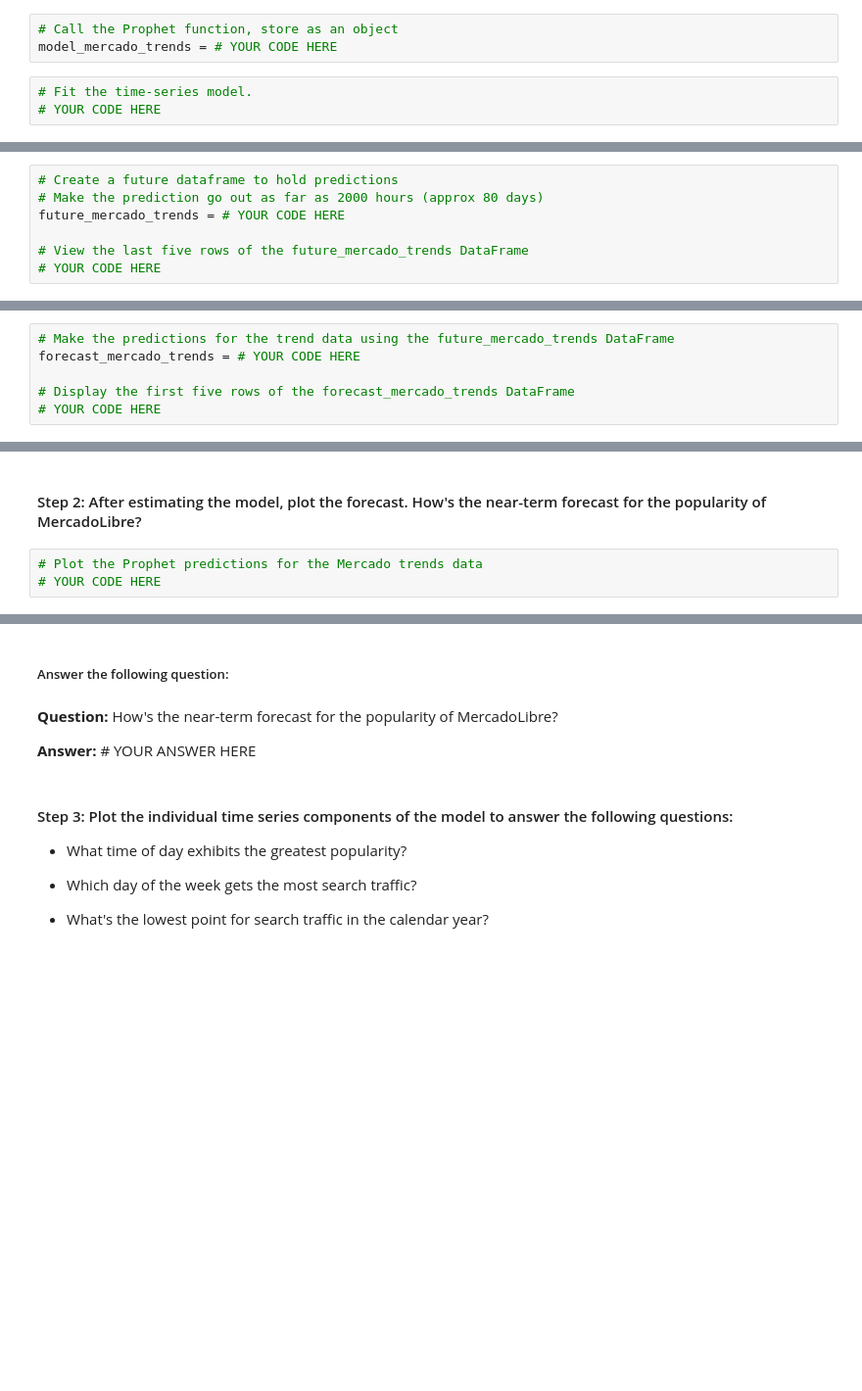
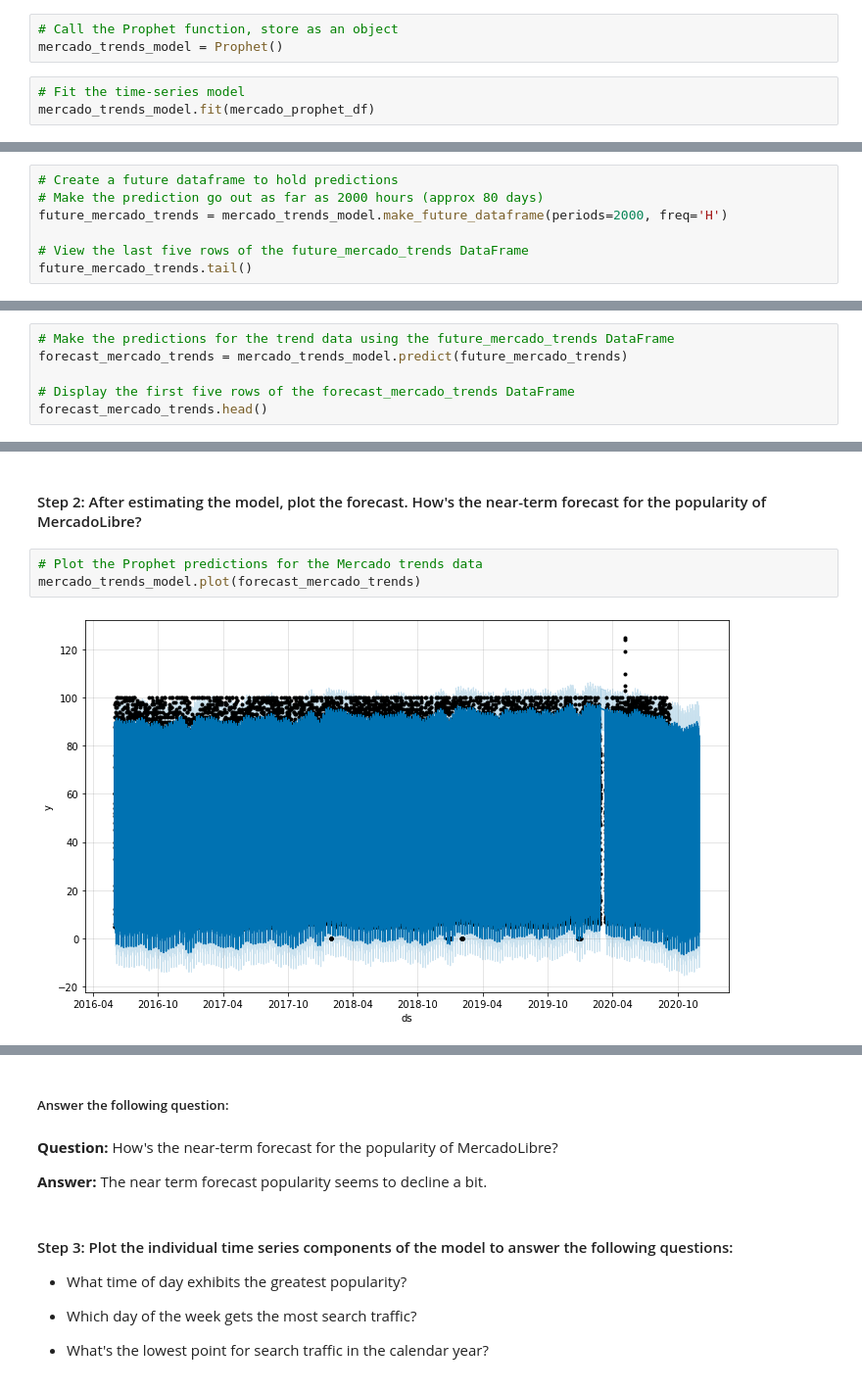
Before and after one commit to coronado212/time_series_analysis_ml_11, a Jupyter notebook: forecasting_net_prophet.ipynb, the cells around one changed output, grey strips where cells are left out. Shown at 98% size. Cells and saved outputs as stored; diff of their text form; blank space fills up the shorter version.

Commit message:
time series model with prophet

```diff
--- a/forecasting_net_prophet.ipynb
+++ b/forecasting_net_prophet.ipynb
@@ -445,6 +459,6 @@ mercado_prophet_df = # YOUR CODE HERE
 # %%
 # Call the Prophet function, store as an object
-model_mercado_trends = # YOUR CODE HERE
+mercado_trends_model = Prophet()
 # %%
-# Fit the time-series model.
-# YOUR CODE HERE
+# Fit the time-series model
+mercado_trends_model.fit(mercado_prophet_df)
@@ -451,7 +467,7 @@ model_mercado_trends = # YOUR CODE HERE
 # %%
 # Create a future dataframe to hold predictions
 # Make the prediction go out as far as 2000 hours (approx 80 days)
-future_mercado_trends = # YOUR CODE HERE
+future_mercado_trends = mercado_trends_model.make_future_dataframe(periods=2000, freq='H')
 
 # View the last five rows of the future_mercado_trends DataFrame
-# YOUR CODE HERE
+future_mercado_trends.tail()
@@ -458,6 +481,6 @@ future_mercado_trends = # YOUR CODE HERE
 # %%
 # Make the predictions for the trend data using the future_mercado_trends DataFrame
-forecast_mercado_trends = # YOUR CODE HERE
+forecast_mercado_trends = mercado_trends_model.predict(future_mercado_trends)
 
 # Display the first five rows of the forecast_mercado_trends DataFrame
-# YOUR CODE HERE
+forecast_mercado_trends.head()
@@ -465,4 +496,6 @@ forecast_mercado_trends = # YOUR CODE HERE
 #### Step 2: After estimating the model, plot the forecast. How's the near-term forecast for the popularity of MercadoLibre?
 # %%
 # Plot the Prophet predictions for the Mercado trends data
-# YOUR CODE HERE
+mercado_trends_model.plot(forecast_mercado_trends)
+# %% [output]
+[figure, added]
@@ -471,7 +505,7 @@ forecast_mercado_trends = # YOUR CODE HERE
 # %% [markdown]
 **Question:**  How's the near-term forecast for the popularity of MercadoLibre?
 
-**Answer:** # YOUR ANSWER HERE
+**Answer:** The near term forecast popularity seems to decline a bit.
 # %% [markdown]
 #### Step 3: Plot the individual time series components of the model to answer the following questions:
 
```
Also changed, not shown: parts of 11 cells of this notebook, 1 other file.
